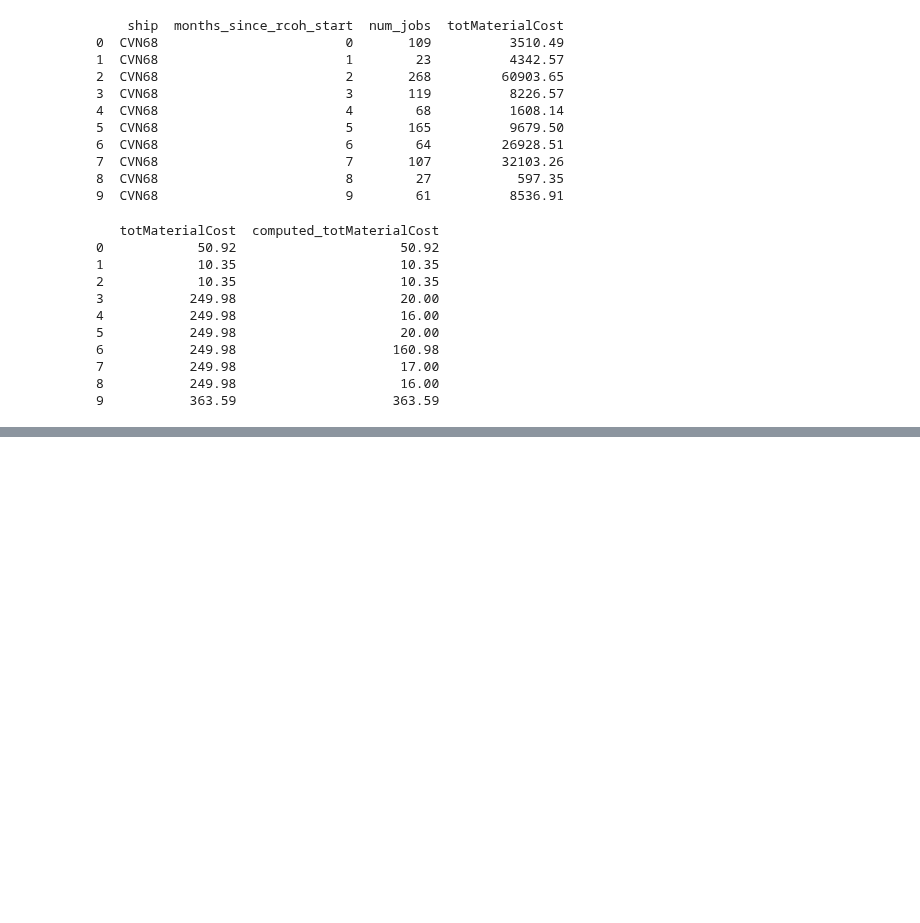
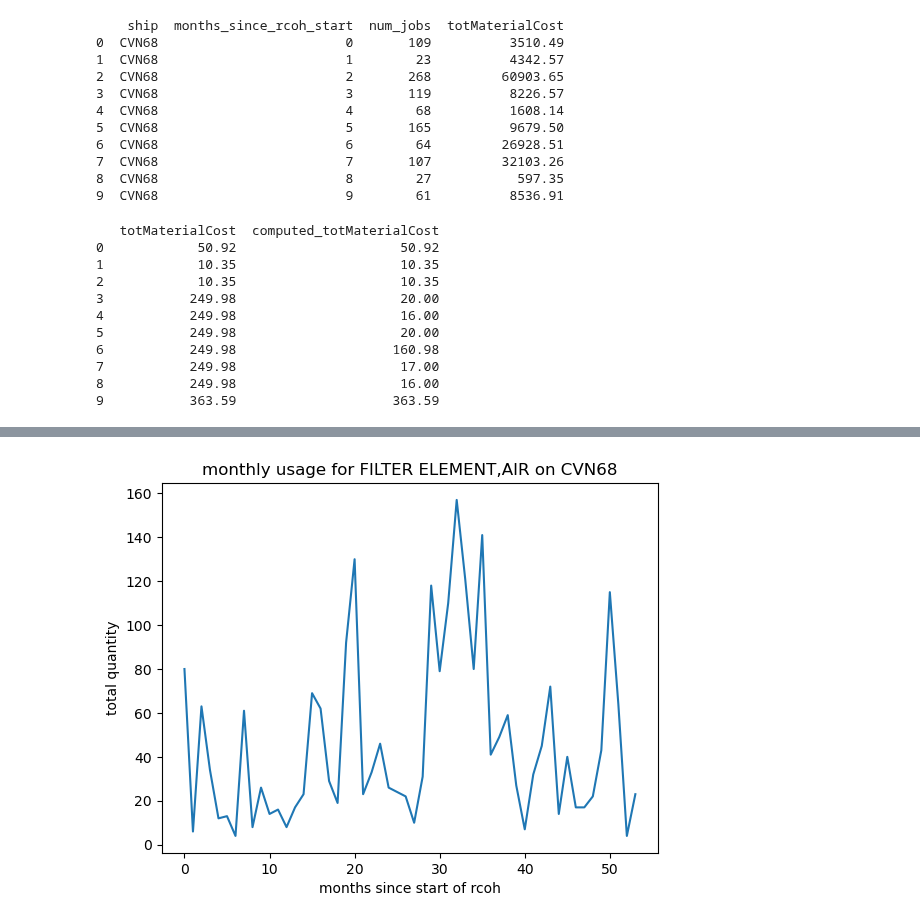
Before and after one commit to jcarswell073/Fleet-Sustainment-HVAC-Project, a Jupyter notebook: Notebooks/part demand prediction.ipynb, the cells around one changed output, grey strips where cells are left out. Saved outputs shown, nothing was run; the diff lists cells and outputs as text; code cells hidden in the pictures; blank space fills up the shorter version.

```diff
--- a/Notebooks/part demand prediction.ipynb
+++ b/Notebooks/part demand prediction.ipynb
@@ -175,3 +151,16 @@ print(hvacdata[['totMaterialCost', 'computed_totMaterialCost']].head(10))
 7           249.98                     17.00
 8           249.98                     16.00
 9           363.59                    363.59
+# %%
+
+monthly_part_summary = (
+    hvacdata.groupby(['ship', 'months_since_rcoh_start', 'niin_nomenclature'])
+    .agg(
+        total_part_quantity=('quantity', 'sum'),
+        num_jobs=('job_status', 'count'),
+        total_material_cost=('totMaterialCost', 'sum')
+    )
+    .reset_index()
+)
+
+print(monthly_part_summary.head(20))
@@ -177,0 +185,18 @@ print(hvacdata[['totMaterialCost', 'computed_totMaterialCost']].head(10))
+# %%
+import matplotlib.pyplot as plt
+
+part = 'FILTER ELEMENT,AIR'
+ship = 'CVN68'
+
+part_data = monthly_part_summary[
+    (monthly_part_summary['niin_nomenclature'] == part) &
+    (monthly_part_summary['ship'] == ship)
+]
+
+plt.plot(part_data['months_since_rcoh_start'], part_data['total_quantity'])
+plt.title(f"monthly usage for {part} on {ship}")
+plt.xlabel('months since start of rcoh')
+plt.ylabel('total quantity')
+plt.show()
+# %% [output]
+[figure, added]
```
Also changed, not shown: parts of 5 cells of this notebook.
